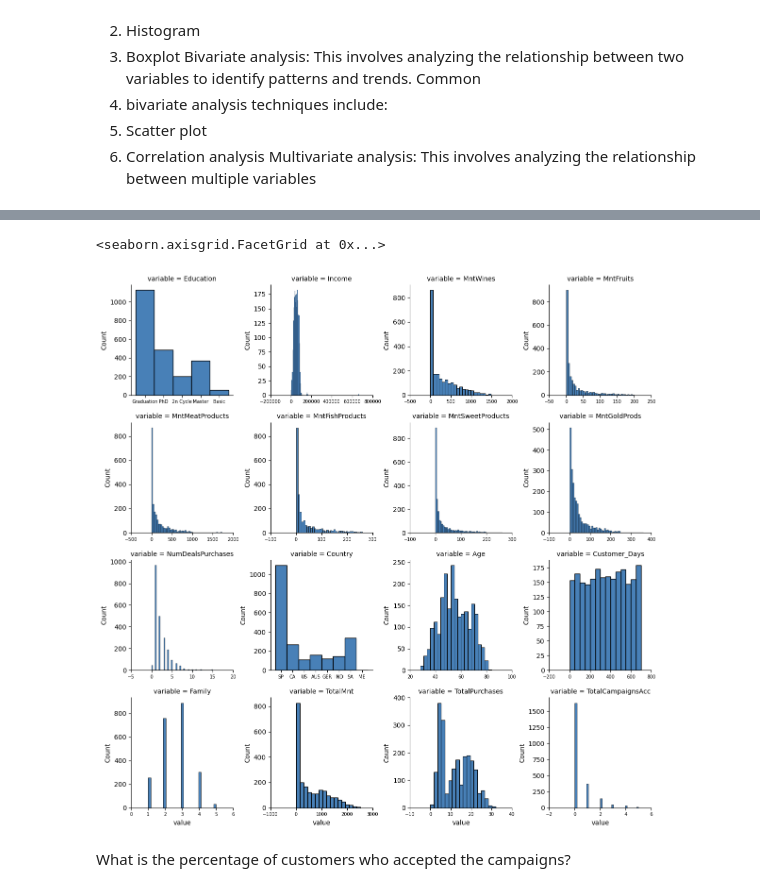
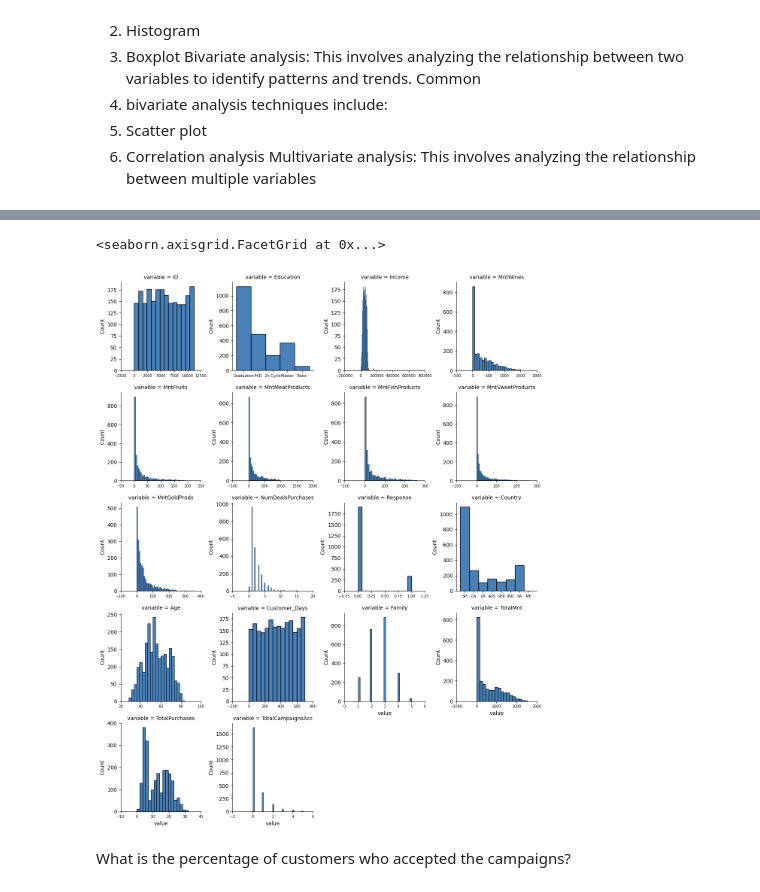
Before and after one commit to manojtechflow/Food-Supplier-Campaign-Market-Analytics, a Jupyter notebook: market_analytics.ipynb, the cells around one changed output, grey strips where cells are left out. Drawn from its saved outputs; the diff is of its cells as text; code cells hidden in the pictures.

```diff
--- a/market_analytics.ipynb
+++ b/market_analytics.ipynb
@@ -117,8 +117,6 @@ memory usage: 490.1+ KB
 Data Cleaning and Preprocessing
 # %% [markdown]
 Removing Irrelevant or Redundant Features
-# %%
-data.drop(columns=['ID'],axis=1,inplace=True)
 # %% [markdown]
 1. Clean columns name from space
 2. Handling inconsistent data
@@ -292,7 +290,8 @@ data['Customer_Days'] = data['Customer_Days'].astype(str).str.replace(' days', '
 # Convert the column to integer data type
 data['Customer_Days'] = pd.to_numeric(data['Customer_Days'], downcast='integer')
 # %%
-data.drop(['Year_Birth','Dt_Customer', 'Recency'],axis=1,inplace=True)
+data.drop(['Year_Birth', 'Marital_Status', 'Kidhome', 'Teenhome', 'NumWebPurchases',
+       'NumCatalogPurchases', 'NumStorePurchases', 'NumWebVisitsMonth', 'Complain' ,'Dt_Customer', 'Recency'],axis=1,inplace=True)
 # %% [markdown]
 Exploratory Data Analysis (EDA)
 
@@ -329,15 +328,14 @@ data.describe()
 # %%
 #Data distribution
-hist_data = data.drop(columns=[ 'Marital_Status','Kidhome', 'Teenhome','AcceptedCmp2','AcceptedCmp1','AcceptedCmp3', 'AcceptedCmp4', 'AcceptedCmp5',
-                                  'Response', 'Complain','NumWebPurchases', 'NumCatalogPurchases', 'NumStorePurchases', 'NumWebVisitsMonth'])
+hist_data = data.drop(columns=[ 'AcceptedCmp2','AcceptedCmp1','AcceptedCmp3', 'AcceptedCmp4', 'AcceptedCmp5'])
 hist = pd.melt(hist_data, value_vars =hist_data )
 hist = sns.FacetGrid (hist, col='variable', col_wrap=4, sharex=False, sharey = False)
 hist.map(sns.histplot, 'value')
 # Control x-axis label font size
 hist.set_xticklabels(fontsize=7)
 # %% [output]
 <seaborn.axisgrid.FacetGrid at 0x...>
-[figure, old version]
+[figure, new version]
 # %% [markdown]
 What is the percentage of customers who accepted the campaigns?
 # %%
```
Also changed, not shown: parts of 10 cells of this notebook, 5 other files.
